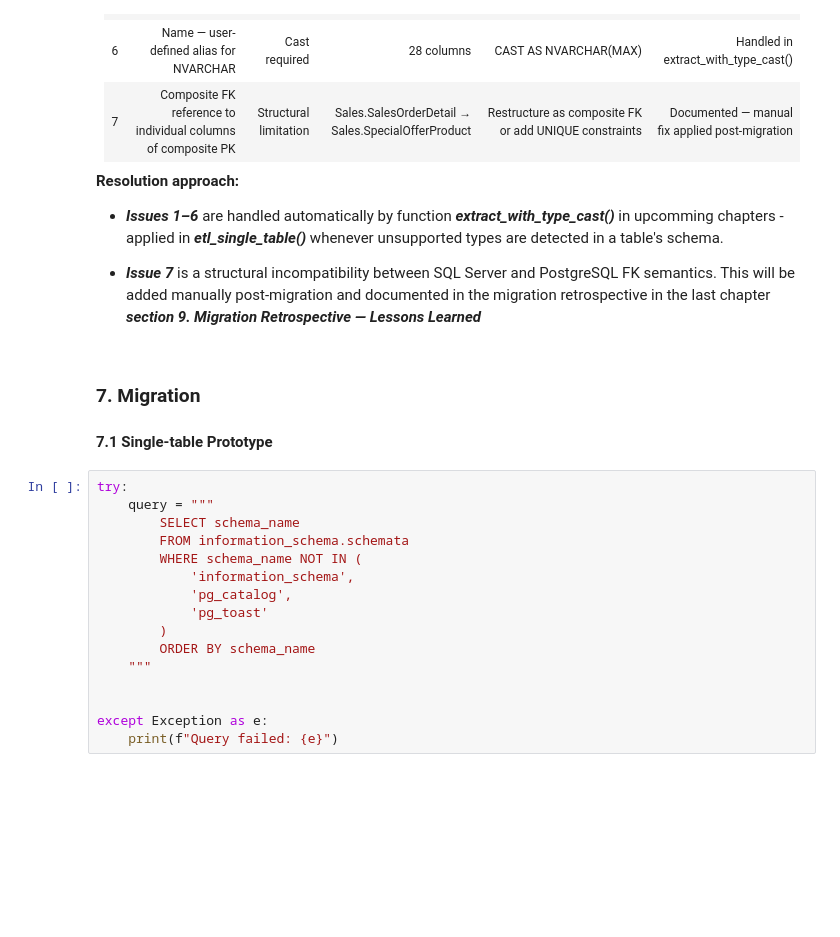
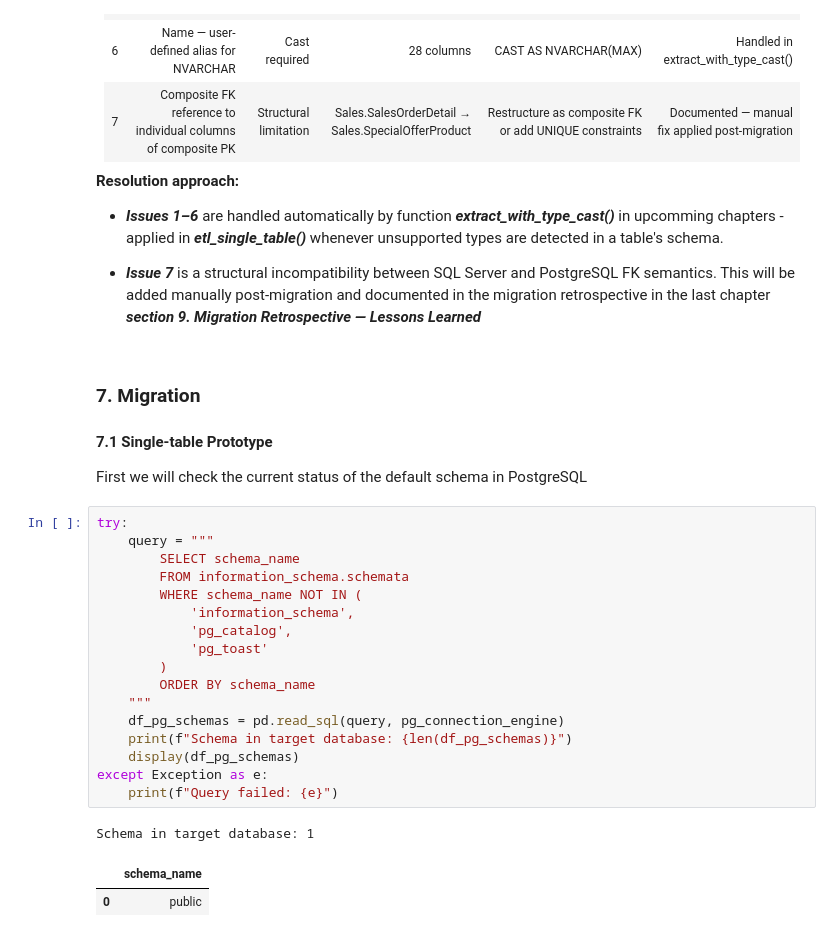
Before and after one commit to liamletran/database-migration-pipeline, a Jupyter notebook: run-migration-uat.ipynb, the cells around one changed output. Saved outputs shown, nothing was run; the diff lists cells and outputs as text; blank space fills up the shorter version.

Commit message:
begin etl for single table migration structure

```diff
--- a/run-migration-uat.ipynb
+++ b/run-migration-uat.ipynb
@@ -831,19 +831,25 @@ The following compatibility issues were identified:
 
 
 #### 7.1 Single-table Prototype
+First we will check the current status of the default schema in PostgreSQL
 # %%
 try:
     query = """
         SELECT schema_name
         FROM information_schema.schemata
         WHERE schema_name NOT IN (
             'information_schema',
             'pg_catalog',
             'pg_toast'
         )
         ORDER BY schema_name
     """
-
-
+    df_pg_schemas = pd.read_sql(query, pg_connection_engine)
+    print(f"Schema in target database: {len(df_pg_schemas)}")
+    display(df_pg_schemas)
 except Exception as e:
     print(f"Query failed: {e}")
+# %% [output]
+Schema in target database: 1
+|  | schema_name |
+| 0 | public |
```
Also changed, not shown: parts of 5 cells of this notebook.
